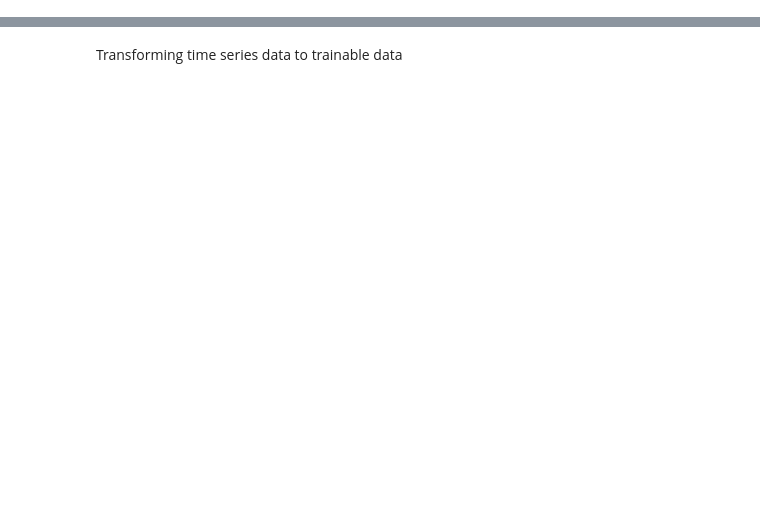
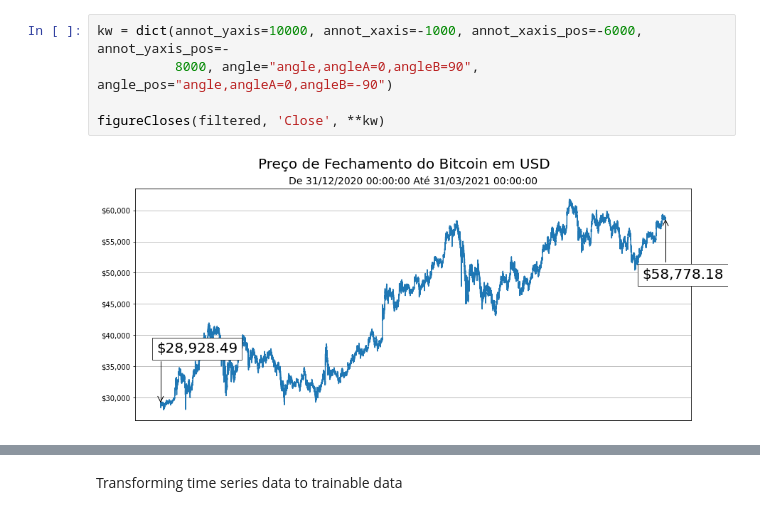
Before and after one commit to WillianAgostini/bitcoin_prediction, a Jupyter notebook: btc-price-prediction-using-lstm.ipynb, the cells around one changed output, grey strips where cells are left out. Saved outputs shown, nothing was run; the diff lists cells and outputs as text; blank space fills up the shorter version.

```diff
--- a/btc-price-prediction-using-lstm.ipynb
+++ b/btc-price-prediction-using-lstm.ipynb
@@ -247,0 +62,7 @@ KeyboardInterrupt:
+# %%
+kw = dict(annot_yaxis=10000, annot_xaxis=-1000, annot_xaxis_pos=-6000, annot_yaxis_pos=-
+          8000, angle="angle,angleA=0,angleB=90", angle_pos="angle,angleA=0,angleB=-90")
+
+figureCloses(filtered, 'Close', **kw)
+# %% [output]
+[figure, added]
```
Also changed, not shown: parts of 16 cells of this notebook, 3 other files.
